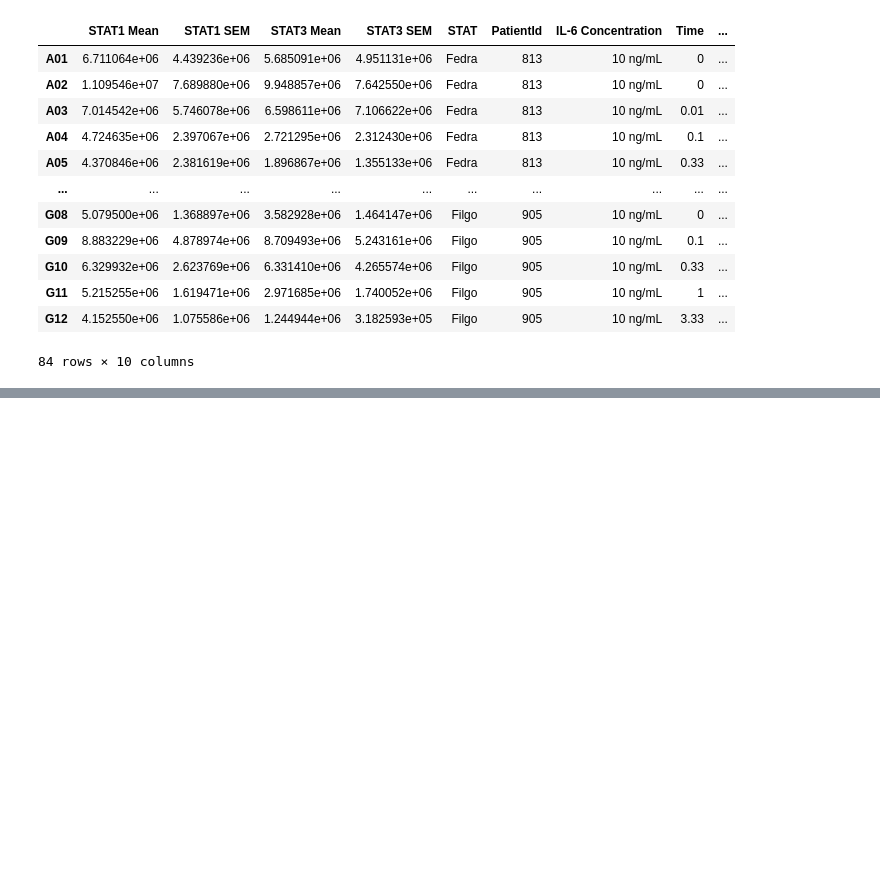
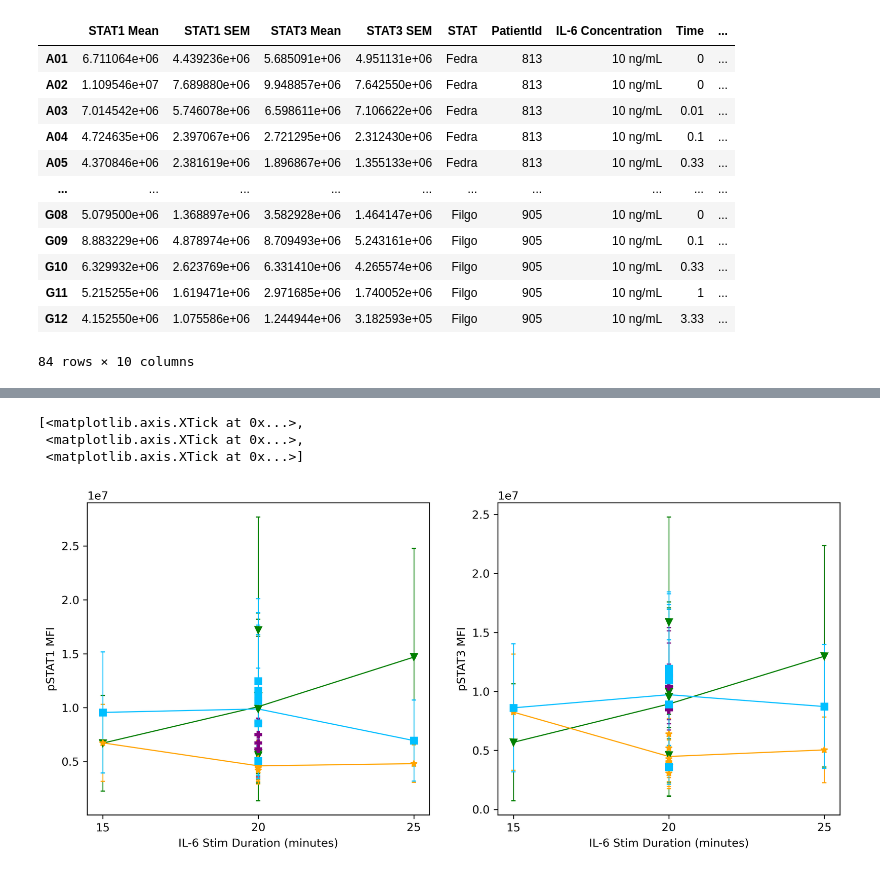
Before and after one commit to LarkinIt/visIF, a Jupyter notebook: code/hardcoded_visualization.ipynb, the cells around one changed output, grey strips where cells are left out. Saved outputs shown, nothing was run; the diff lists cells and outputs as text; code cells hidden in the pictures; blank space fills up the shorter version.

```diff
--- a/code/hardcoded_visualization.ipynb
+++ b/code/hardcoded_visualization.ipynb
@@ -358,0 +543,15 @@ KeyError: np.int64(826)
+# %%
+timing_df = dfs[0].copy()
+timing_df = timing_df.loc[timing_df.index.str[-2:].isin(["01","02","07","08"])]
+new_col = []
+for idx, d in timing_df.iterrows():
+	pat = d["PatientId"]
+	if pat != 904 and idx[-1] == "1":
+		if d["Replicate"] == 1:
+			new_col.append(15)
+		else:
+			new_col.append(25)
+	else:
+		new_col.append(20)
+timing_df["IL-6 Stimulation"] = new_col
+display(timing_df)
@@ -358,0 +576,45 @@ KeyError: np.int64(826)
+# %%
+fig1, axs = plt.subplots(1,2, figsize=(12,5), dpi=300)
+
+
+df = timing_df
+for pat in df["PatientId"].unique():
+	# Plot tSTATs from first scan
+	stat1_ax = axs[0]
+	stat3_ax = axs[1]
+
+	cur_df = df.loc[df["PatientId"] == pat]
+
+	stat1_ax.plot(cur_df["IL-6 Stimulation"].unique(), cur_df.groupby("IL-6 Stimulation")["STAT1 Mean"].mean(),
+					marker="none", color=patient_to_color[pat],
+					lw=1, label=f"{pat} Average")
+
+	stat3_ax.plot(cur_df["IL-6 Stimulation"].unique(), cur_df.groupby("IL-6 Stimulation")["STAT3 Mean"].mean(),
+					marker="none", color=patient_to_color[pat],
+					lw=1, label=f"{pat} Average")
+
+	#for il6 in df["IL-6 Concentration"].unique():
+	for rep in df["Replicate"].unique():
+		select_df = df.loc[(df["PatientId"] == pat) & (df["Replicate"]== rep)]
+		if select_df.empty:
+			continue
+		stat1_ax.errorbar(x=select_df["IL-6 Stimulation"], y=select_df["STAT1 Mean"], yerr=select_df["STAT1 SEM"],
+					marker=patient_to_marker[pat], ms=ms, color=patient_to_color[pat],
+					ls="none",
+					lw=0.75, label=f"{pat} - {rep}", capsize=2)
+
+		stat3_ax.errorbar(x=select_df["IL-6 Stimulation"], y=select_df["STAT3 Mean"], yerr=select_df["STAT3 SEM"],
+					marker=patient_to_marker[pat], ms=ms, color=patient_to_color[pat],
+					ls="none",
+					lw=0.75,  label=f"{pat} - {rep}", capsize=2)
+stat1_ax.set_ylabel("pSTAT1 MFI")
+stat1_ax.set_xlabel("IL-6 Stim Duration (minutes)")
+stat3_ax.set_ylabel("pSTAT3 MFI")
+stat3_ax.set_xlabel("IL-6 Stim Duration (minutes)")
+stat1_ax.set_xticks(cur_df["IL-6 Stimulation"].unique())
+stat3_ax.set_xticks(cur_df["IL-6 Stimulation"].unique());
+# %% [output]
+[<matplotlib.axis.XTick at 0x...>,
+ <matplotlib.axis.XTick at 0x...>,
+ <matplotlib.axis.XTick at 0x...>]
+[figure, added]
```
Also changed, not shown: parts of 10 cells of this notebook.
